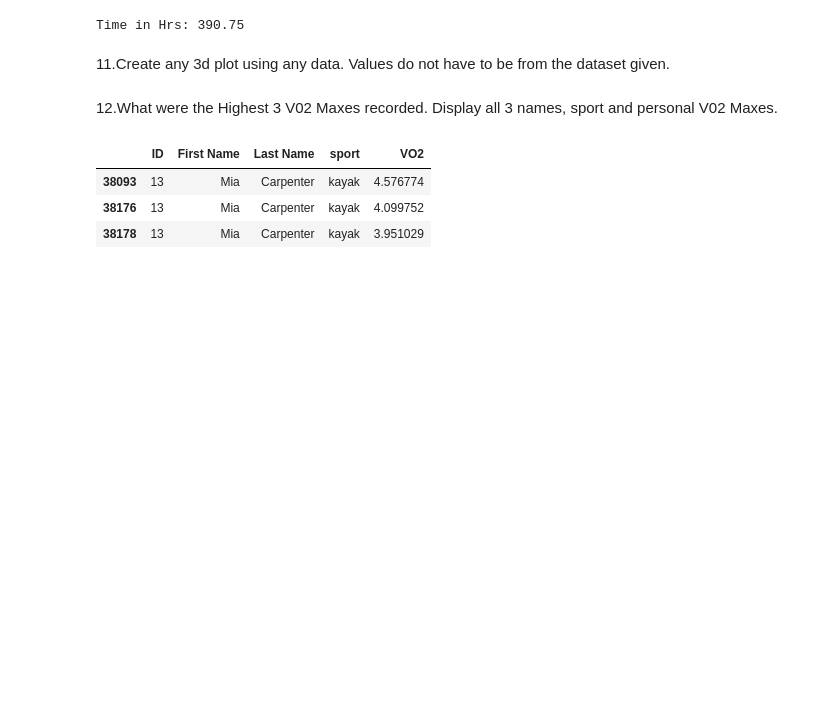
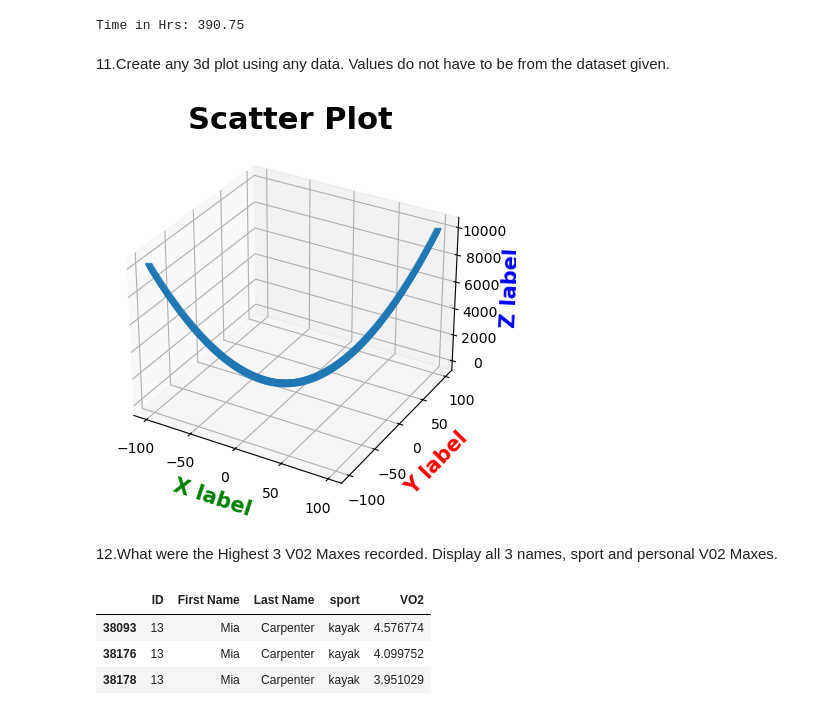
Before and after one commit to kalyankranth/10_Pythoncharms_PythonHackathon_Aug24, a Jupyter notebook: AnithaPattipati_Questions1-16.ipynb, the cells around one changed output. Saved outputs shown, nothing was run; the diff lists cells and outputs as text; code cells hidden in the pictures; blank space fills up the shorter version.

```diff
--- a/AnithaPattipati_Questions1-16.ipynb
+++ b/AnithaPattipati_Questions1-16.ipynb
@@ -173,6 +220,21 @@ print('Time in Hrs:', round(sum(dfzonecat['time']/3600),2))
 Time in Hrs: 390.75
 # %% [markdown]
 11.Create any 3d plot using any data. Values do not have to be from the dataset given.
+# %%
+ax = plt.figure().add_subplot(projection='3d')
+x=np.arange(-100,100,0.5)
+y=np.arange(-100,100,0.5)
+z=x*y
+   # ax.scatter(xs, ys, zs, marker=5)
+
+ax.scatter(x,y,z, marker="v",alpha=0.8)
+ax.set_title("Scatter Plot",fontsize=22,weight='bold')
+ax.set_xlabel('X label',fontsize=15,weight='bold',color='green')
+ax.set_ylabel('Y label',fontsize=15,weight='bold',color='red')
+ax.set_zlabel('Z label',fontsize=15,weight='bold',color='blue')
+plt.show()
+# %% [output]
+[figure, added]
 # %% [markdown]
 12.What were the Highest 3 V02 Maxes recorded. Display all 3 names, sport and personal V02 Maxes.
 # %%
```
Also changed, not shown: parts of 2 cells of this notebook.
